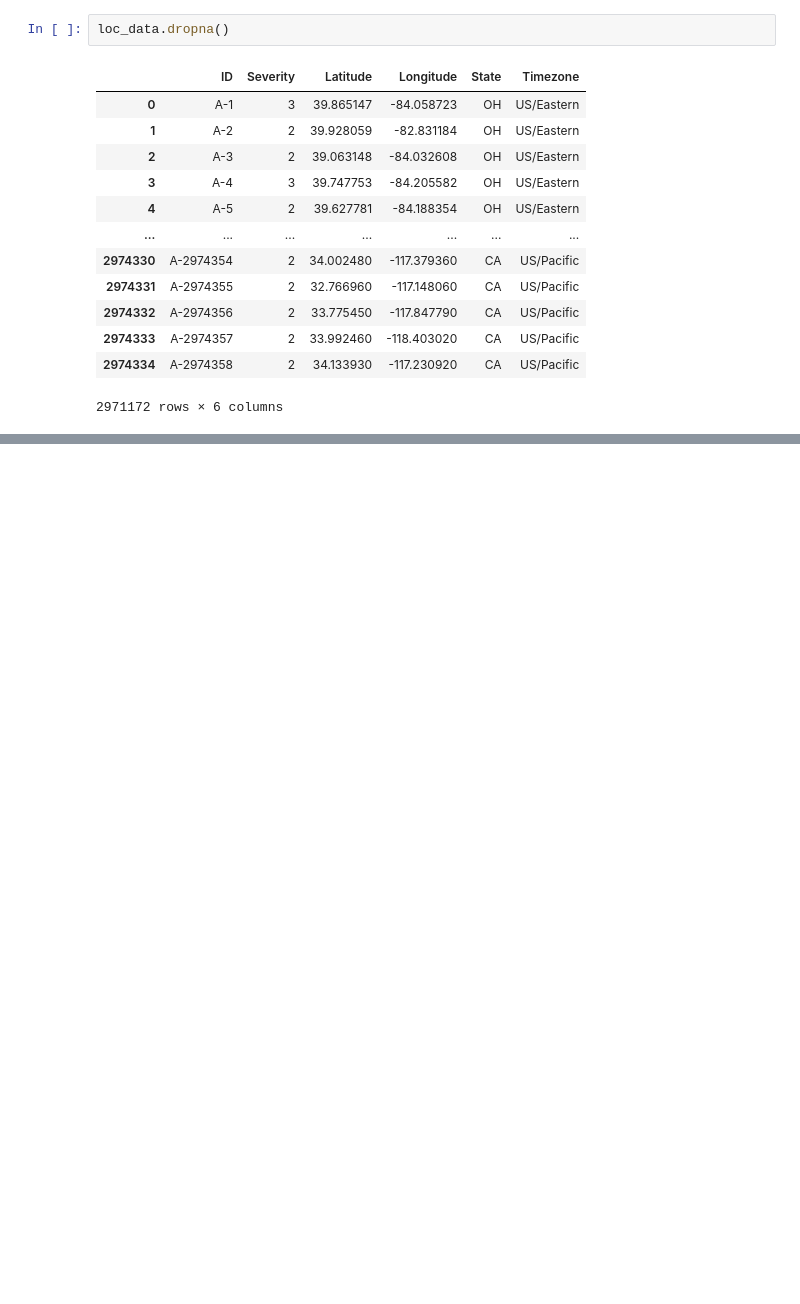
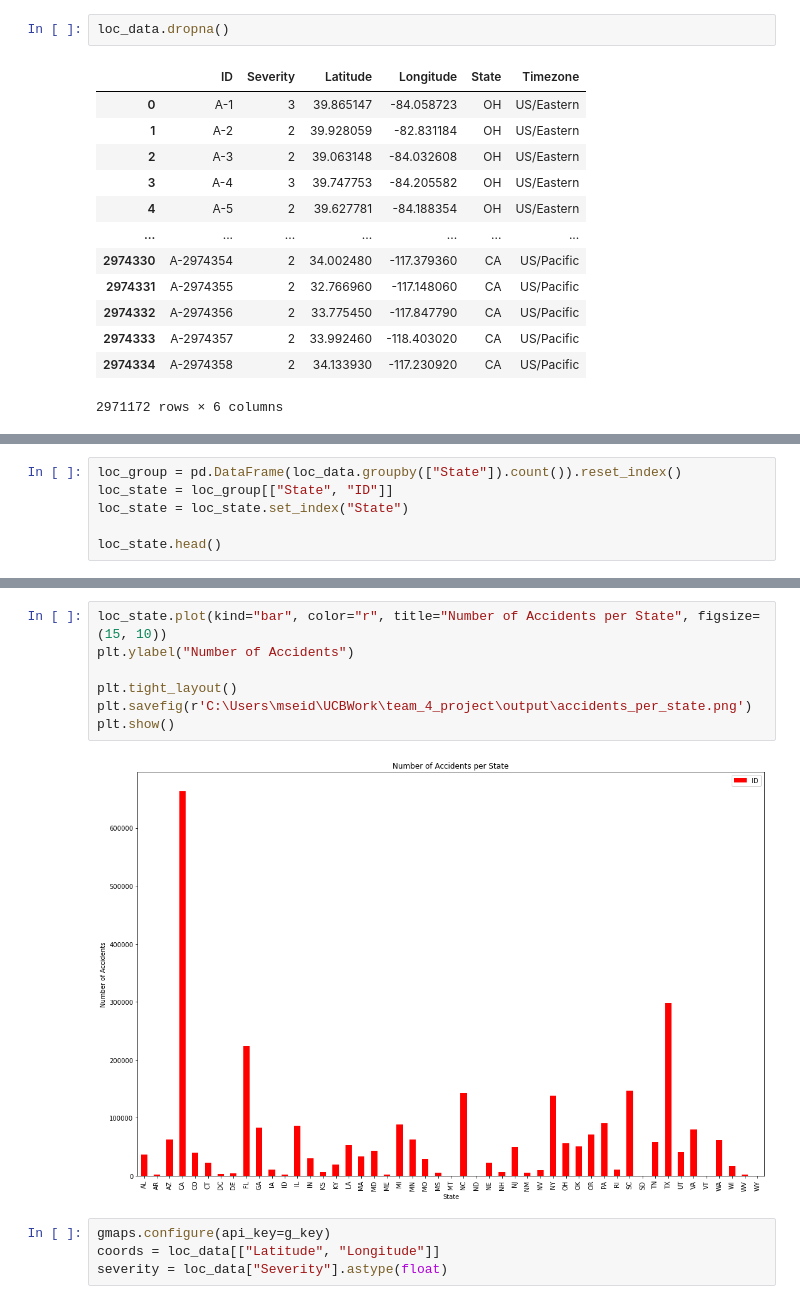
Before and after one commit to mseidenberg13/team_4_project, a Jupyter notebook: loc_analysis.ipynb, the cells around one changed output, grey strips where cells are left out. Cells and saved outputs as stored; diff of their text form; blank space fills up the shorter version.

```diff
--- a/loc_analysis.ipynb
+++ b/loc_analysis.ipynb
@@ -72,0 +98,6 @@ loc_data.dropna()
+# %%
+loc_group = pd.DataFrame(loc_data.groupby(["State"]).count()).reset_index()
+loc_state = loc_group[["State", "ID"]]
+loc_state = loc_state.set_index("State")
+
+loc_state.head()
@@ -72,0 +112,13 @@ loc_data.dropna()
+# %%
+loc_state.plot(kind="bar", color="r", title="Number of Accidents per State", figsize=(15, 10))
+plt.ylabel("Number of Accidents")
+
+plt.tight_layout()
+plt.savefig(r'C:\Users\mseid\UCBWork\team_4_project\output\accidents_per_state.png')
+plt.show()
+# %% [output]
+[figure, added]
+# %%
+gmaps.configure(api_key=g_key)
+coords = loc_data[["Latitude", "Longitude"]]
+severity = loc_data["Severity"].astype(float)
```
Also changed, not shown: parts of 4 cells of this notebook, 3 other files.
